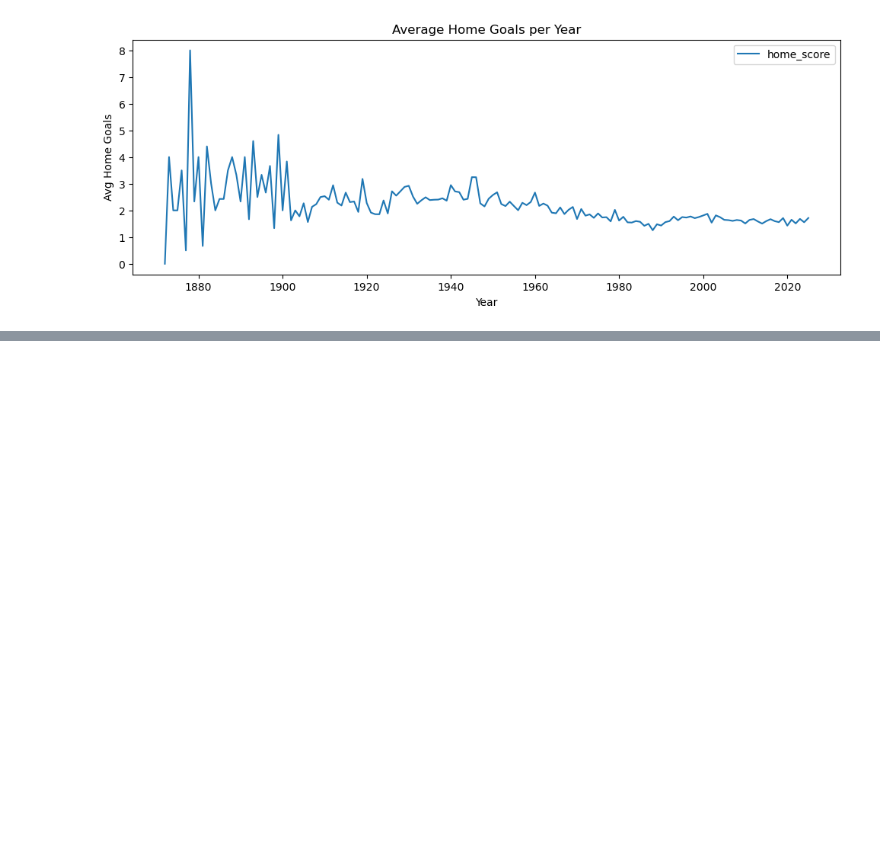
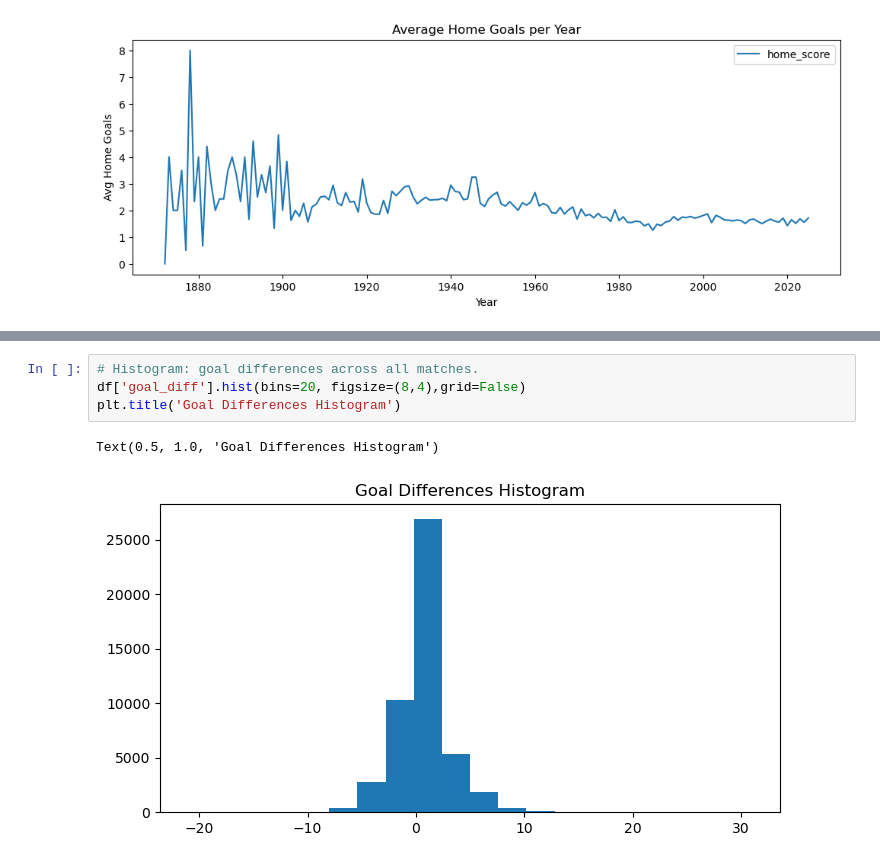
Before and after one commit to Ambily313/FIFA-World-Cup-Matches-Analysis-with-Pandas, a Jupyter notebook: fifa.ipynb, the cells around one changed output, grey strips where cells are left out. Saved outputs shown, nothing was run; the diff lists cells and outputs as text; blank space fills up the shorter version.

```diff
--- a/fifa.ipynb
+++ b/fifa.ipynb
@@ -641,0 +626,7 @@ SyntaxError: invalid character '🔥' (U+1F525) (179263530.py, line 1)
+# %%
+# Histogram: goal differences across all matches.
+df['goal_diff'].hist(bins=20, figsize=(8,4),grid=False)
+plt.title('Goal Differences Histogram')
+# %% [output]
+Text(0.5, 1.0, 'Goal Differences Histogram')
+[figure, added]
```
Also changed, not shown: parts of 29 cells of this notebook, 4 other files.
